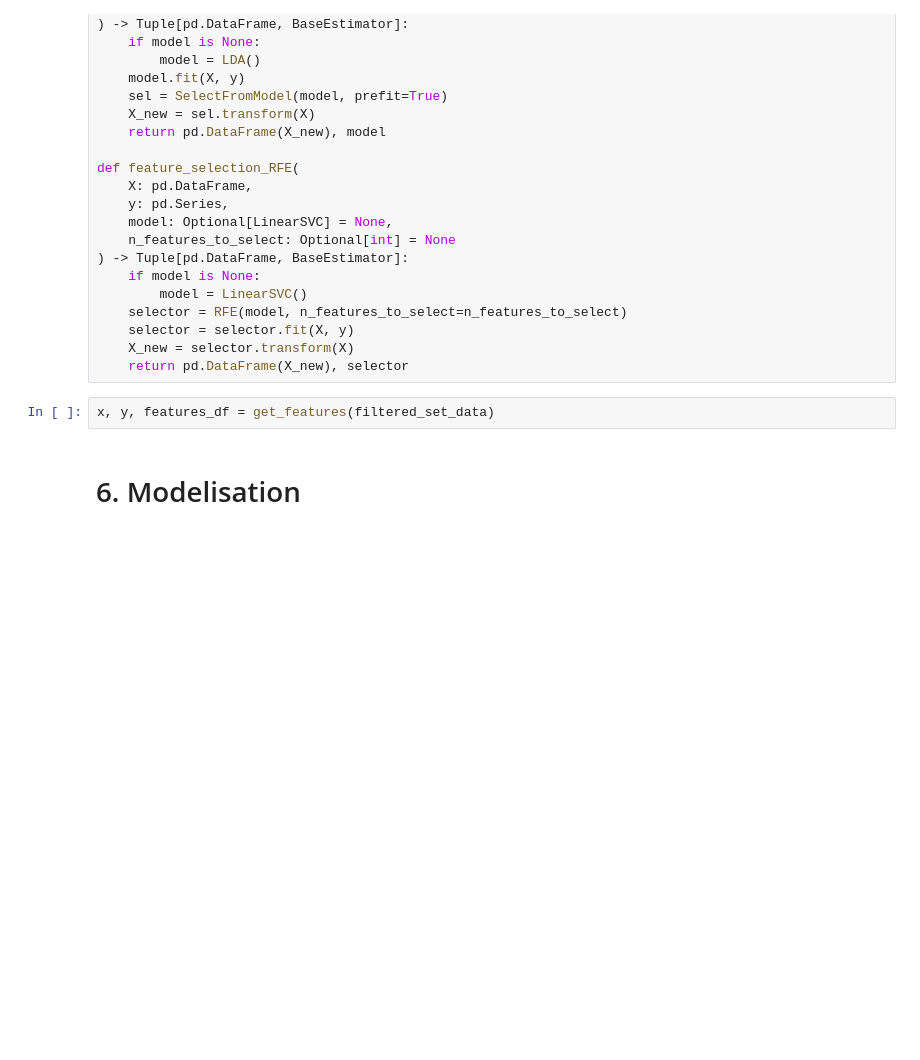
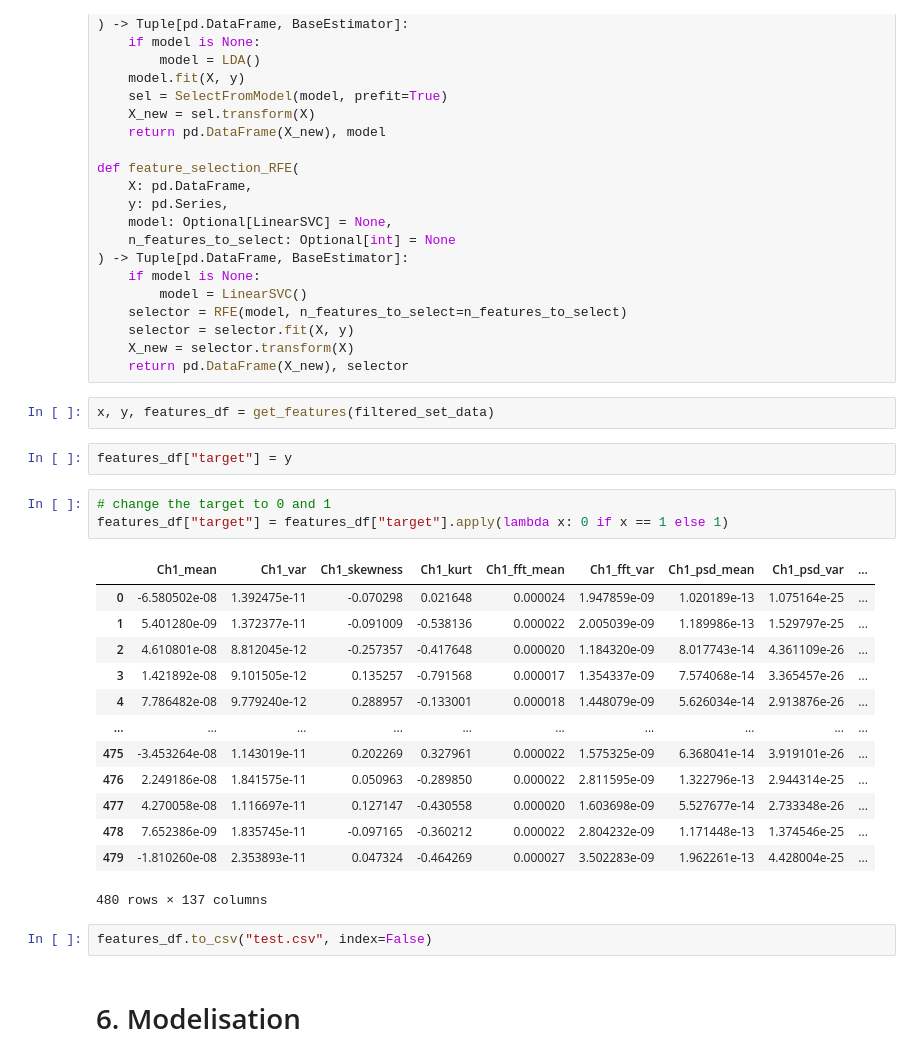
Before and after one commit to AmineMekki01/project_study_of_attentional_deficit, a Jupyter notebook: notebooks/solution.ipynb, the cells around one changed output. Drawn from its saved outputs; the diff is of its cells as text; blank space fills up the shorter version.

```diff
--- a/research/awake_02.ipynb
+++ b/notebooks/solution.ipynb
@@ -339,6 +357,27 @@ def feature_selection_RFE(
     return pd.DataFrame(X_new), selector
 # %%
 x, y, features_df = get_features(filtered_set_data)
+# %%
+features_df["target"] = y
+# %%
+# change the target to 0 and 1
+features_df["target"] = features_df["target"].apply(lambda x: 0 if x == 1 else 1)
+# %% [output]
+|  | Ch1_mean | Ch1_var | Ch1_skewness | Ch1_kurt | Ch1_fft_mean | Ch1_fft_var | Ch1_psd_mean | Ch1_psd_var | ... |
+| 0 | -6.580502e-08 | 1.392475e-11 | -0.070298 | 0.021648 | 0.000024 | 1.947859e-09 | 1.020189e-13 | 1.075164e-25 | ... |
+| 1 | 5.401280e-09 | 1.372377e-11 | -0.091009 | -0.538136 | 0.000022 | 2.005039e-09 | 1.189986e-13 | 1.529797e-25 | ... |
+| 2 | 4.610801e-08 | 8.812045e-12 | -0.257357 | -0.417648 | 0.000020 | 1.184320e-09 | 8.017743e-14 | 4.361109e-26 | ... |
+| 3 | 1.421892e-08 | 9.101505e-12 | 0.135257 | -0.791568 | 0.000017 | 1.354337e-09 | 7.574068e-14 | 3.365457e-26 | ... |
+| 4 | 7.786482e-08 | 9.779240e-12 | 0.288957 | -0.133001 | 0.000018 | 1.448079e-09 | 5.626034e-14 | 2.913876e-26 | ... |
+| ... | ... | ... | ... | ... | ... | ... | ... | ... | ... |
+| 475 | -3.453264e-08 | 1.143019e-11 | 0.202269 | 0.327961 | 0.000022 | 1.575325e-09 | 6.368041e-14 | 3.919101e-26 | ... |
+| 476 | 2.249186e-08 | 1.841575e-11 | 0.050963 | -0.289850 | 0.000022 | 2.811595e-09 | 1.322796e-13 | 2.944314e-25 | ... |
+| 477 | 4.270058e-08 | 1.116697e-11 | 0.127147 | -0.430558 | 0.000020 | 1.603698e-09 | 5.527677e-14 | 2.733348e-26 | ... |
+| 478 | 7.652386e-09 | 1.835745e-11 | -0.097165 | -0.360212 | 0.000022 | 2.804232e-09 | 1.171448e-13 | 1.374546e-25 | ... |
+| 479 | -1.810260e-08 | 2.353893e-11 | 0.047324 | -0.464269 | 0.000027 | 3.502283e-09 | 1.962261e-13 | 4.428004e-25 | ... |
+480 rows × 137 columns
+# %%
+features_df.to_csv("test.csv", index=False)
 # %% [markdown]
 # 6. Modelisation
 # %%
```
Also changed, not shown: parts of 14 cells of this notebook, 2 other files.
